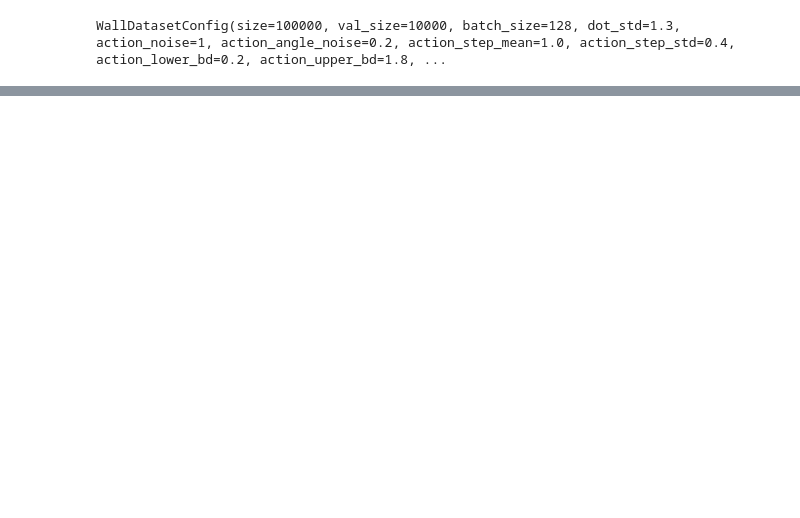
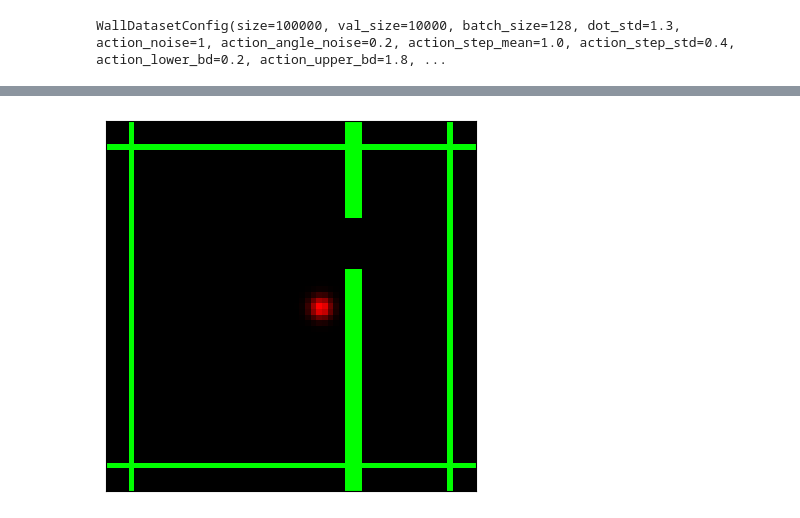
Before and after one commit to Hawar-Dzaee/eb_jepa, a Jupyter notebook: examples/my_ac_video_jepa/notebooks/0_data_exploration.ipynb, the cells around one changed output, grey strips where cells are left out. Saved outputs shown, nothing was run; the diff lists cells and outputs as text; code cells hidden in the pictures; blank space fills up the shorter version.

```diff
--- a/examples/my_ac_video_jepa/notebooks/0_data_exploration.ipynb
+++ b/examples/my_ac_video_jepa/notebooks/0_data_exploration.ipynb
@@ -150,0 +195,10 @@ WallDatasetConfig(size=100000, val_size=10000, batch_size=128, dot_std=1.3, acti
+# %%
+def to01(x):
+    return (x - x.min()) / (x.max() - x.min())
+
+rgb = torch.stack([to01(dot[t]), to01(wall[t]), torch.zeros_like(dot[t])], dim=-1)
+plt.imshow(rgb)   # dot = red, wall = green
+plt.xticks([]); plt.yticks([])
+plt.show()
+# %% [output]
+[figure, added]
```
Also changed, not shown: parts of 28 cells of this notebook, 1 other file.
